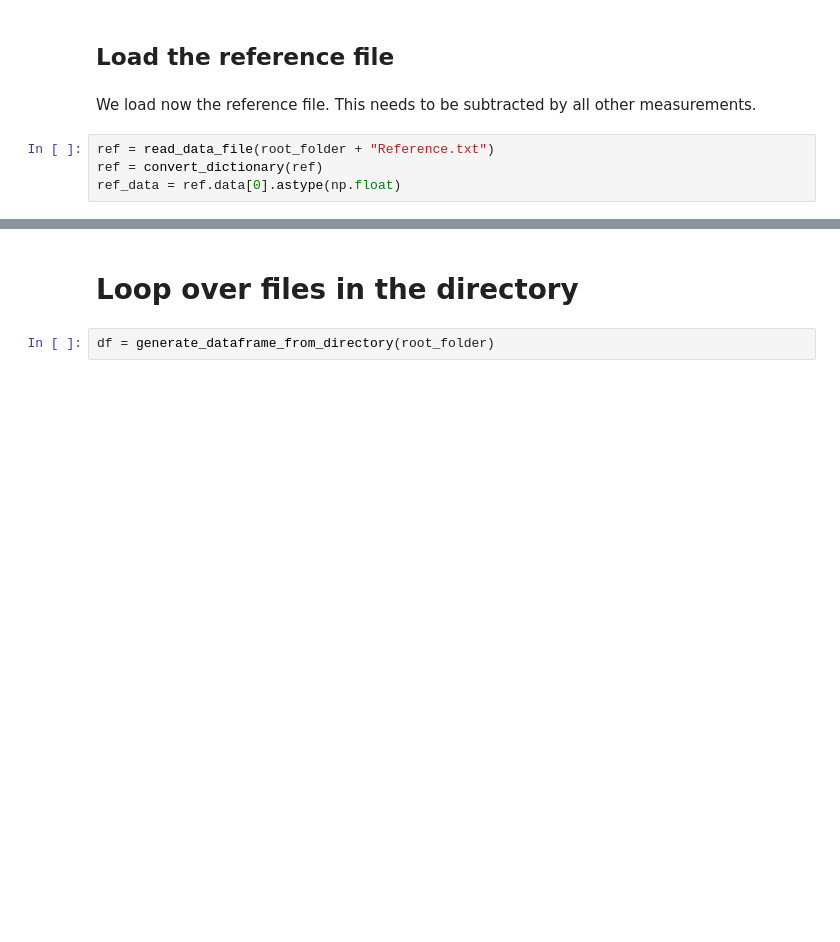
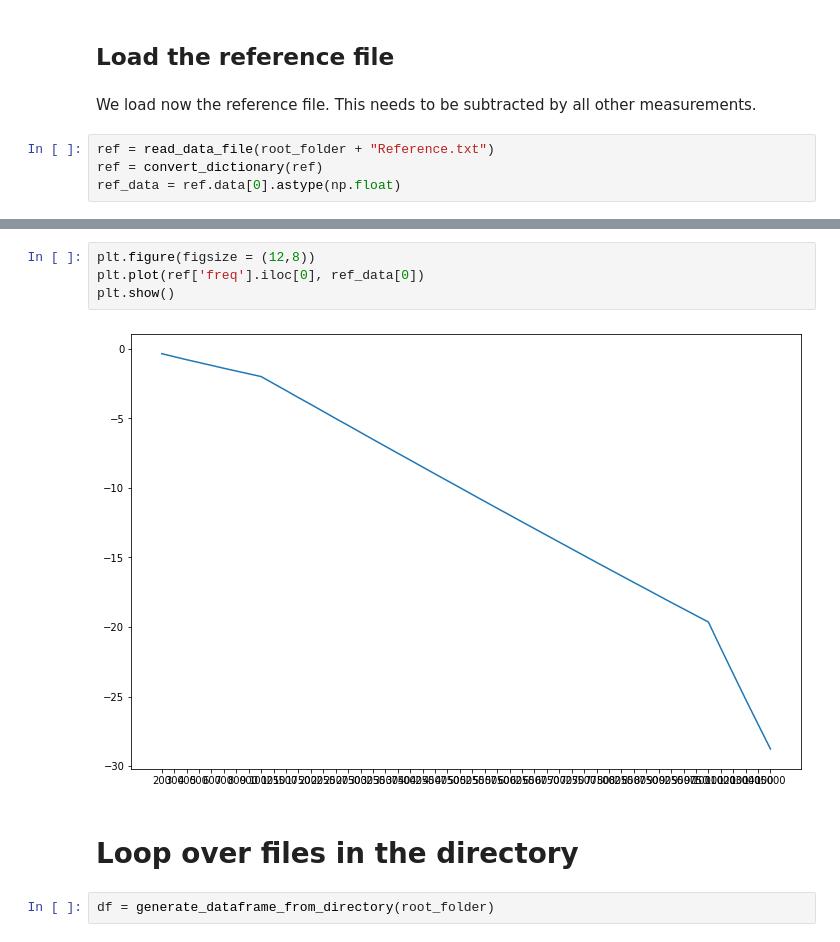
Before and after one commit to michelucci/O2T-Real-Data-Paper, a Jupyter notebook: notebooks/o2t_data_preparation_v2_0.ipynb, the cells around one changed output, grey strips where cells are left out. Cells and saved outputs as stored; diff of their text form; blank space fills up the shorter version.

Commit message:
Created notebooks for experimental figures

```diff
--- a/notebooks/o2t_data_preparation_v2_0.ipynb
+++ b/notebooks/o2t_data_preparation_v2_0.ipynb
@@ -122,3 +133,9 @@ ref_data = ref.data[0].astype(np.float)
+# %%
+plt.figure(figsize = (12,8))
+plt.plot(ref['freq'].iloc[0], ref_data[0])
+plt.show()
+# %% [output]
+[figure, added]
 # %% [markdown]
 # Loop over files in the directory
 # %%
```
Also changed, not shown: parts of 18 cells of this notebook, 5 other files.
